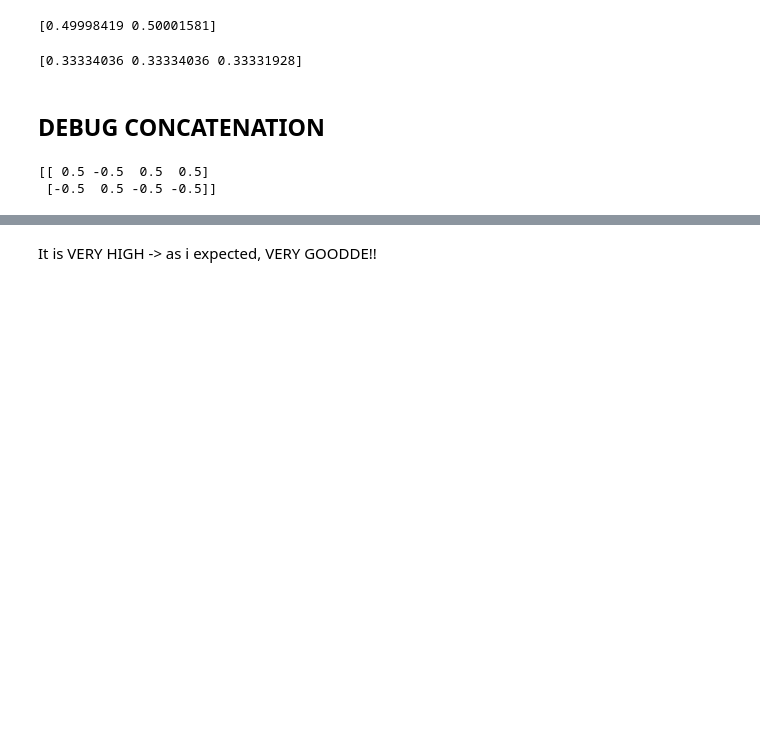
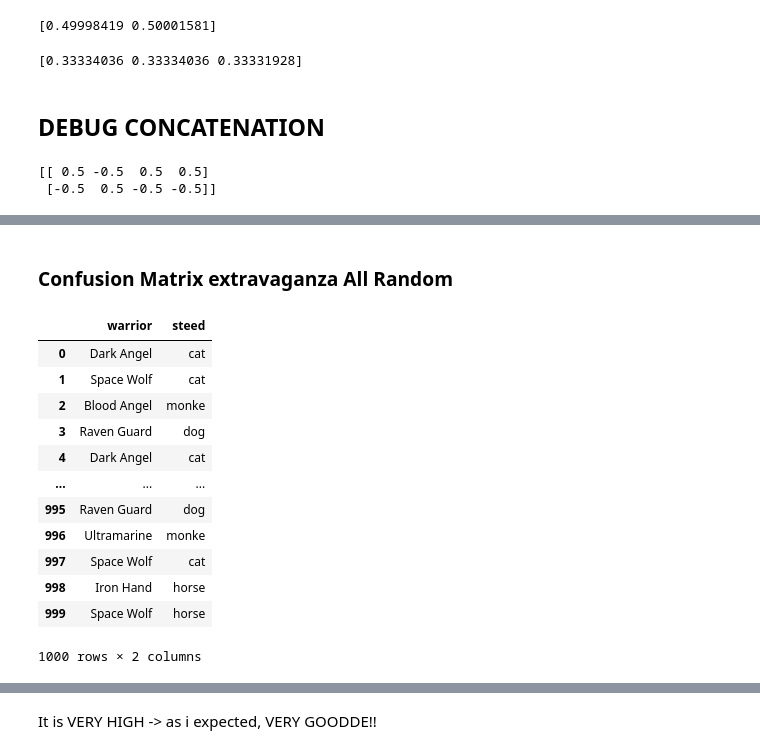
Before and after one commit to Mars4269/cFair-one-hot-kernel, a Jupyter notebook: kernel_one_hot.ipynb, the cells around one changed output, grey strips where cells are left out. Saved outputs shown, nothing was run; the diff lists cells and outputs as text; code cells hidden in the pictures; blank space fills up the shorter version.

Commit message:
a lot of experiments, computed some confusion matrices

```diff
--- a/kernel_one_hot.ipynb
+++ b/kernel_one_hot.ipynb
@@ -360,0 +379,20 @@ print(result_1000.beta)
+# %% [markdown]
+### Confusion Matrix extravaganza All Random
+# %%
+legionAllRand = pd.DataFrame({'warrior': war, 'steed': ani})
+# %%
+legionAllRand
+# %% [output]
+|  | warrior | steed |
+| 0 | Dark Angel | cat |
+| 1 | Space Wolf | cat |
+| 2 | Blood Angel | monke |
+| 3 | Raven Guard | dog |
+| 4 | Dark Angel | cat |
+| ... | ... | ... |
+| 995 | Raven Guard | dog |
+| 996 | Ultramarine | monke |
+| 997 | Space Wolf | cat |
+| 998 | Iron Hand | horse |
+| 999 | Space Wolf | horse |
+1000 rows × 2 columns
```
Also changed, not shown: parts of 79 cells of this notebook.
